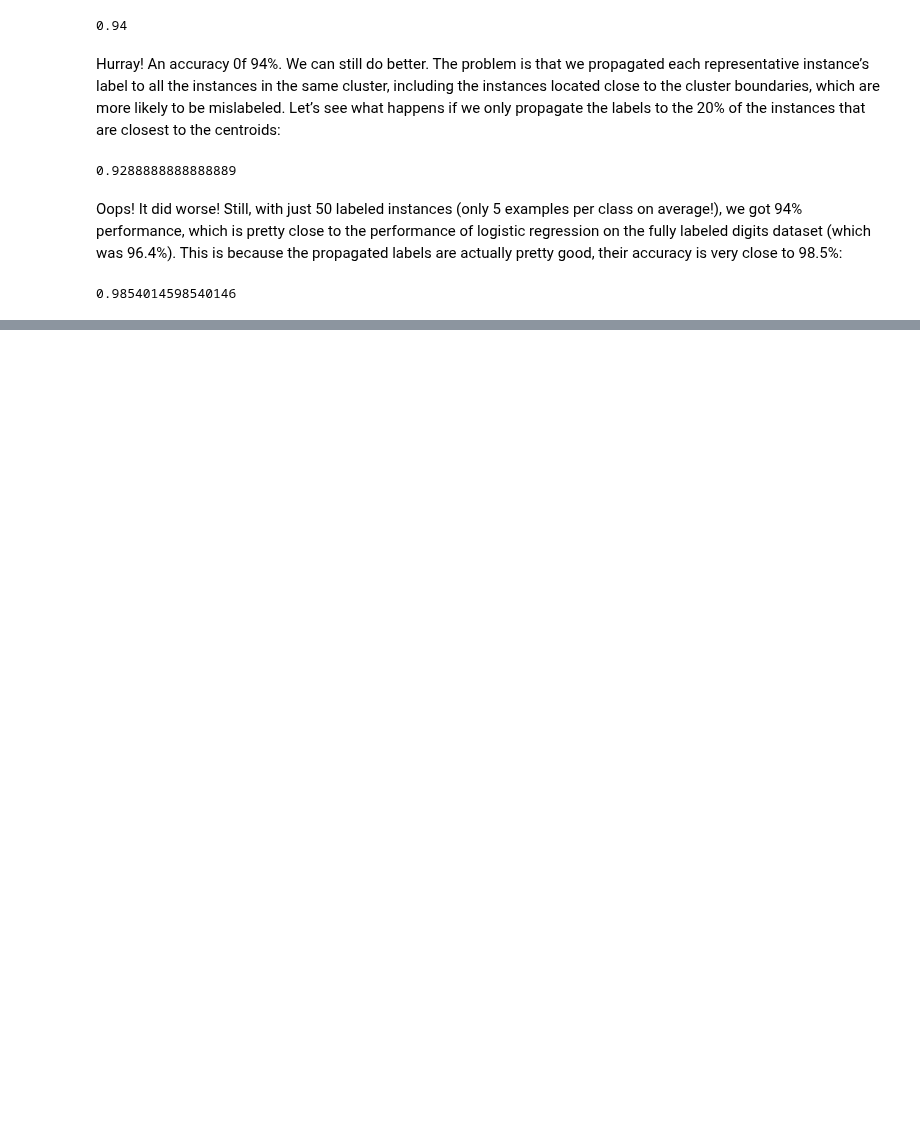
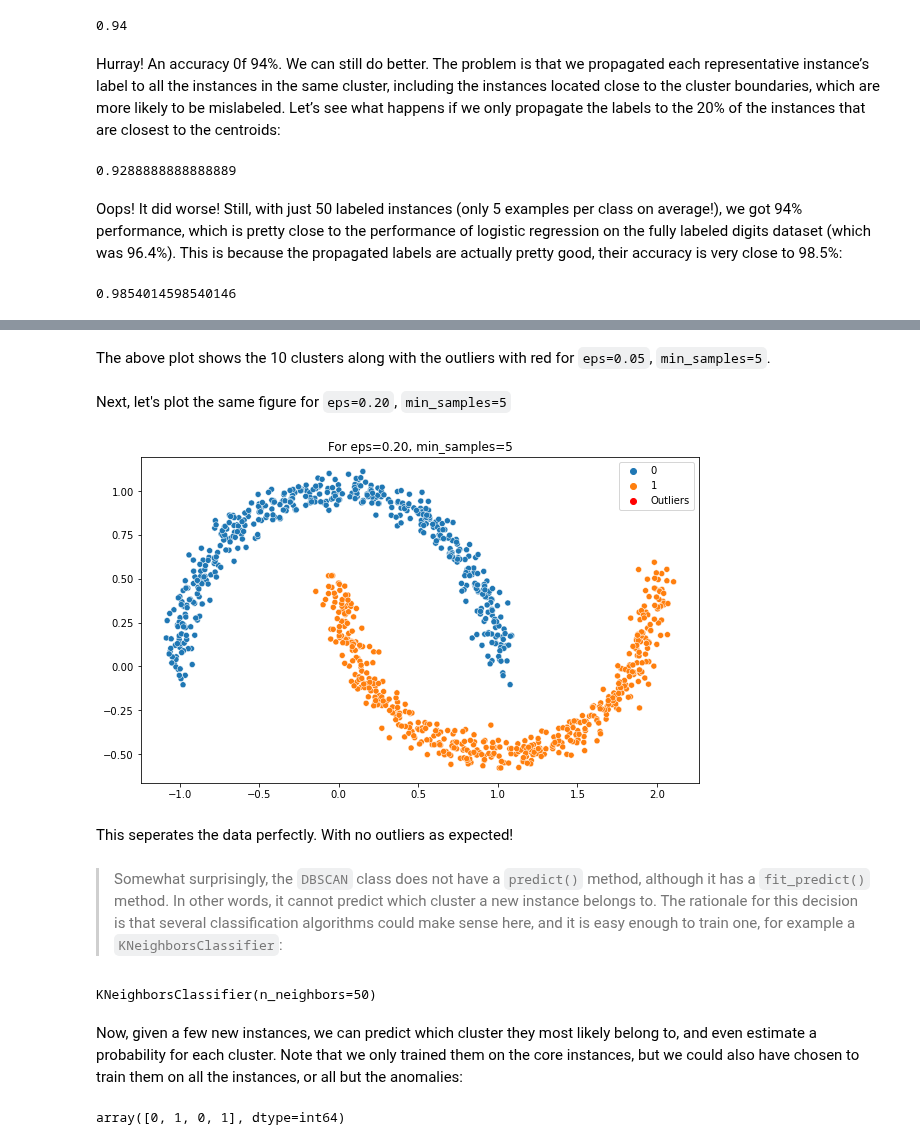
Before and after one commit to Hari31416/Data-Sciences, a Jupyter notebook: Notes/handson-ml2-master/My/Ch9_my.ipynb, the cells around one changed output, grey strips where cells are left out. Drawn from its saved outputs; the diff is of its cells as text; code cells hidden in the pictures; blank space fills up the shorter version.

```diff
--- a/Notes/handson-ml2-master/My/Ch9_my.ipynb
+++ b/Notes/handson-ml2-master/My/Ch9_my.ipynb
@@ -579,0 +636,39 @@ np.mean(y_train_partially_propagated == y_train[partially_propagated])
+# %% [markdown]
+The above plot shows the 10 clusters along with the outliers with red for `eps=0.05`, `min_samples=5`.
+# %% [markdown]
+Next, let's plot the same figure for `eps=0.20`, `min_samples=5`
+# %%
+X, y = make_moons(n_samples=1000, noise=0.05)
+dbscan = DBSCAN(eps=0.20, min_samples=5)
+dbscan.fit(X)
+outliers = X[dbscan.labels_ == -1]
+plt.figure(figsize =(10,6))
+sns.scatterplot(X[:,:1].reshape(1000), X[:,1:].reshape(1000), hue=dbscan.labels_)
+plt.scatter(outliers[:,:1].reshape(len(outliers)), outliers[:,1:].reshape(len(outliers)), color = 'red', label='Outliers')
+plt.title("For eps=0.20, min_samples=5")
+plt.legend();
+# %% [output]
+[figure, added]
+# %% [markdown]
+This seperates the data perfectly. With no outliers as expected!
+# %% [markdown]
+> Somewhat surprisingly, the `DBSCAN` class does not have a `predict()` method,
+although it has a `fit_predict()` method. In other words, it cannot predict which
+cluster a new instance belongs to. The rationale for this decision is that several classification algorithms could make sense here, and it is easy enough to train one, for
+example a `KNeighborsClassifier`:
+# %%
+from sklearn.neighbors import KNeighborsClassifier
+knn = KNeighborsClassifier(n_neighbors=50)
+knn.fit(dbscan.components_, dbscan.labels_[dbscan.core_sample_indices_])
+# %% [output]
+KNeighborsClassifier(n_neighbors=50)
+# %% [markdown]
+Now, given a few new instances, we can predict which cluster they most likely belong
+to, and even estimate a probability for each cluster. Note that we only trained them on
+the core instances, but we could also have chosen to train them on all the instances,
+or all but the anomalies:
+# %%
+X_new = np.array([[-0.5, 0], [0, 0.5], [1, -0.1], [2, 1]])
+knn.predict(X_new)
+# %% [output]
+array([0, 1, 0, 1], dtype=int64)
```
Also changed, not shown: parts of 69 cells of this notebook, 3 other files.
